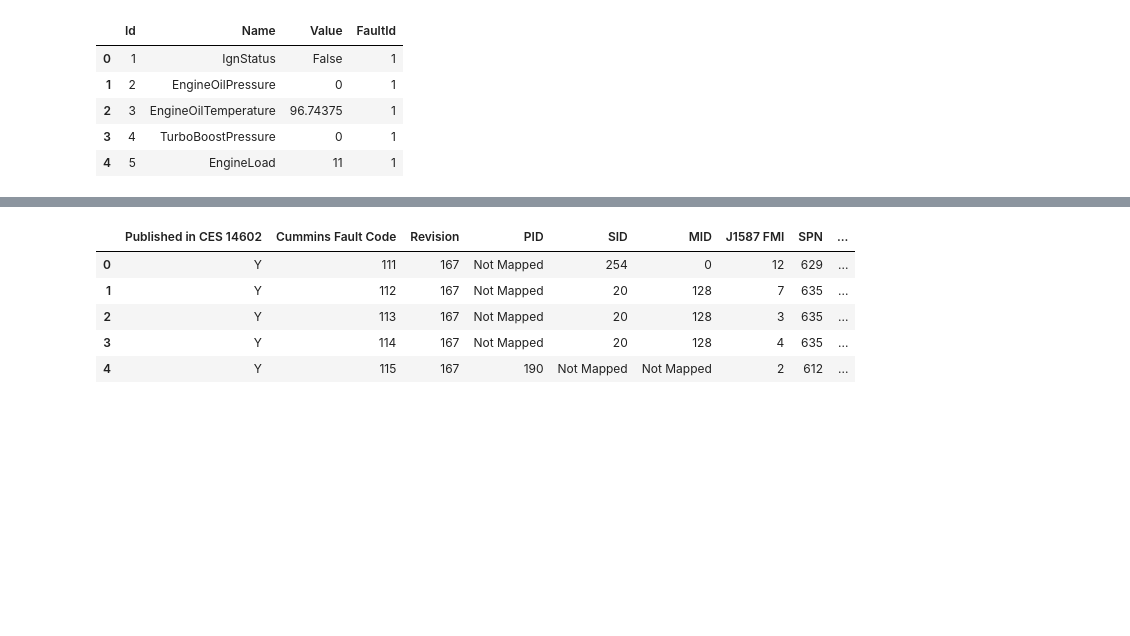
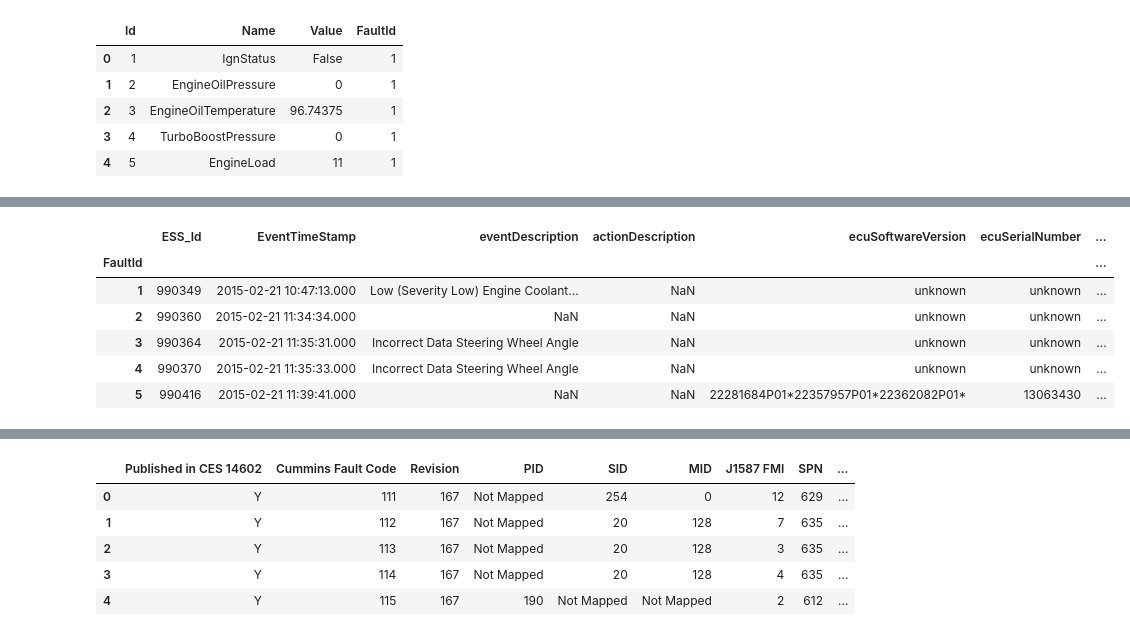
Before and after one commit to berneskaracay/dq-8-predicting-engine-derates-starfish, a Jupyter notebook: dq8.ipynb, the cells around one changed output, grey strips where cells are left out. Saved outputs shown, nothing was run; the diff lists cells and outputs as text; code cells hidden in the pictures; blank space fills up the shorter version.

```diff
--- a/dq8.ipynb
+++ b/dq8.ipynb
@@ -119 +141,11 @@ merged.shape
+# %%
+merged.head()
+# %% [output]
+|  | ESS_Id | EventTimeStamp | eventDescription | actionDescription | ecuSoftwareVersion | ecuSerialNumber | ... |
+| FaultId |  |  |  |  |  |  | ... |
+| 1 | 990349 | 2015-02-21 10:47:13.000 | Low (Severity Low) Engine Coolant... | NaN | unknown | unknown | ... |
+| 2 | 990360 | 2015-02-21 11:34:34.000 | NaN | NaN | unknown | unknown | ... |
+| 3 | 990364 | 2015-02-21 11:35:31.000 | Incorrect Data Steering Wheel Angle | NaN | unknown | unknown | ... |
+| 4 | 990370 | 2015-02-21 11:35:33.000 | Incorrect Data Steering Wheel Angle | NaN | unknown | unknown | ... |
+| 5 | 990416 | 2015-02-21 11:39:41.000 | NaN | NaN | 22281684P01*22357957P01*22362082P01* | 13063430 | ... |
 # %%
```
Also changed, not shown: parts of 15 cells of this notebook, 1 other file.
